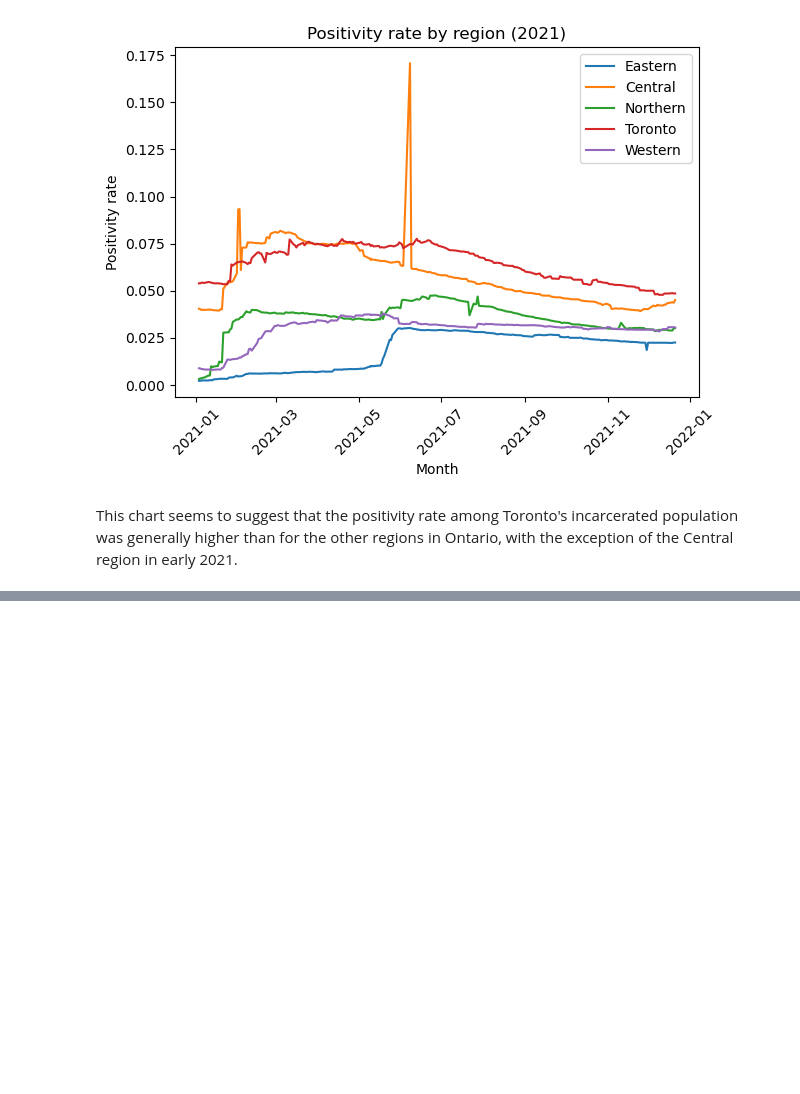
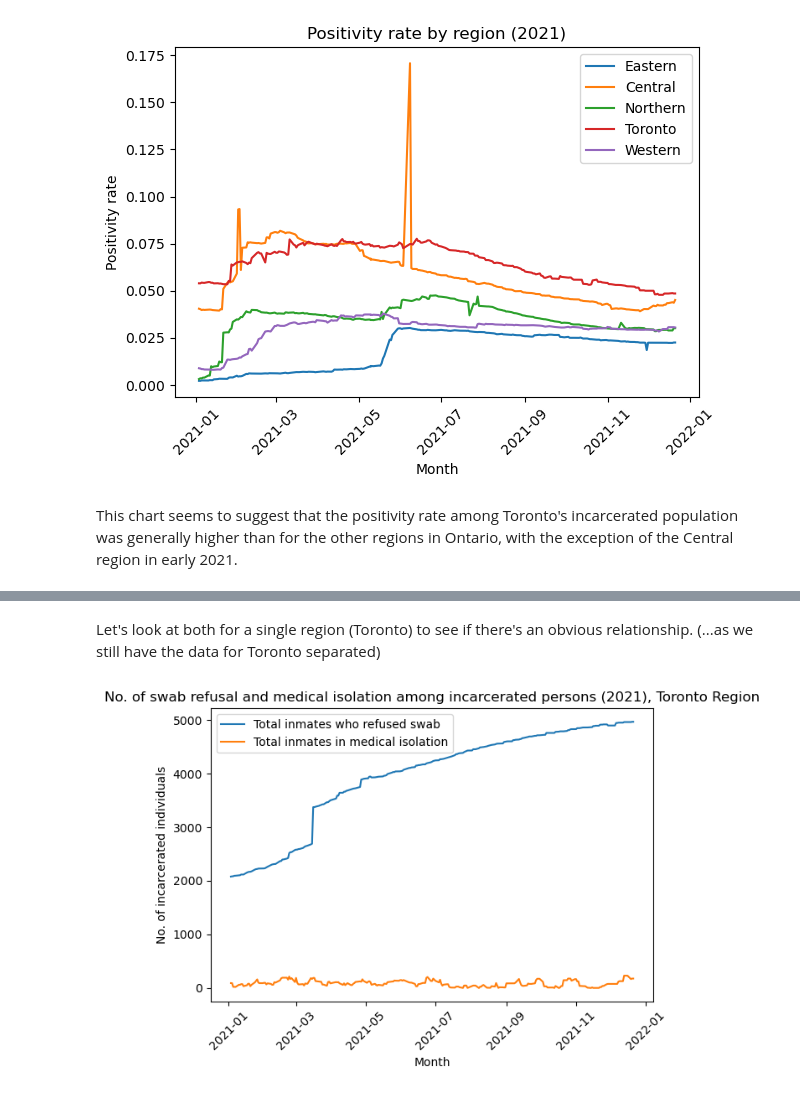
Before and after one commit to JSoles07/AI4PH_Assignment_JSoles, a Jupyter notebook: JSoles_AI4PH_Assignment.ipynb, the cells around one changed output, grey strips where cells are left out. Saved outputs shown, nothing was run; the diff lists cells and outputs as text; code cells hidden in the pictures; blank space fills up the shorter version.

```diff
--- a/JSoles_AI4PH_Assignment.ipynb
+++ b/JSoles_AI4PH_Assignment.ipynb
@@ -200,0 +202,18 @@ This chart seems to suggest that the positivity rate among Toronto's incarcerate
+# %% [markdown]
+
+Let's look at both for a single region (Toronto) to see if there's an obvious relationship. (...as we still have the data for Toronto separated)
+# %%
+import matplotlib.pyplot as plt
+
+
+plt.plot(inmate_data_TO['Total_Inmates_that_Refused_Swab_as_of_Reported_Date'], label='Total inmates who refused swab')
+plt.plot(inmate_data_TO['Total_Inmates_on_Medical_Isolation_as_of_Reported_Date'], label='Total inmates in medical isolation')
+plt.xlabel('Month')
+plt.ylabel('No. of incarcerated individuals')
+plt.title('No. of swab refusal and medical isolation among incarcerated persons (2021), Toronto Region')
+plt.legend()
+plt.xticks(rotation=45) # Rotate x-axis labels for readability
+plt.tight_layout() # Improves plot layout
+plt.show()
+# %% [output]
+[figure, added]
```
Also changed, not shown: parts of 8 cells of this notebook.
